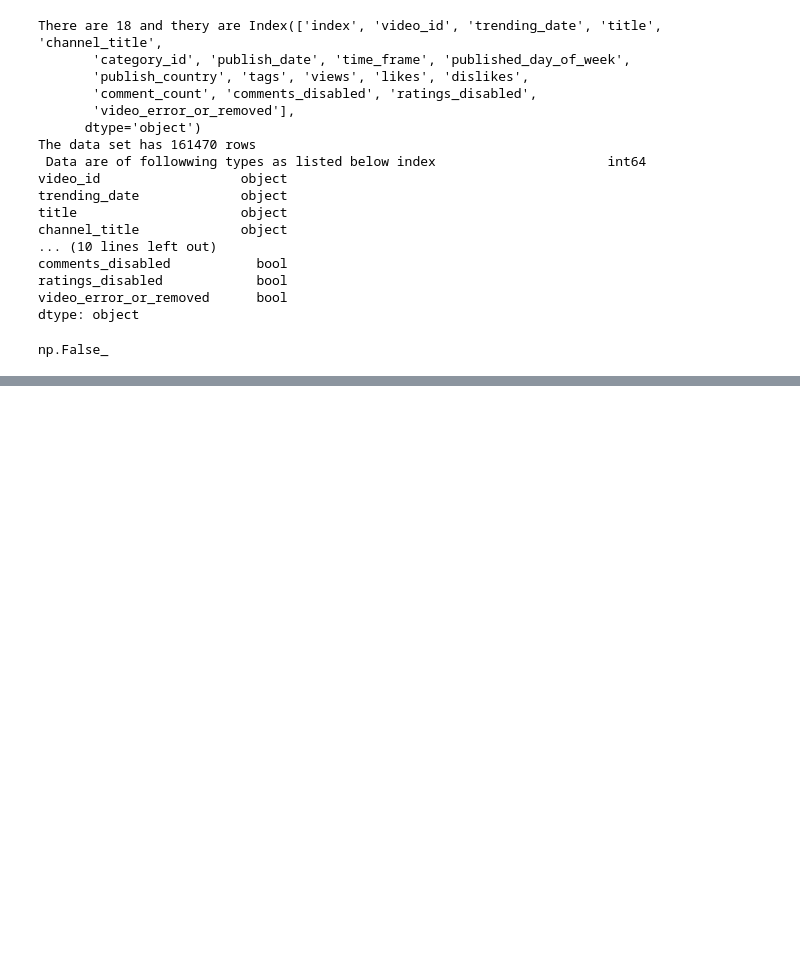
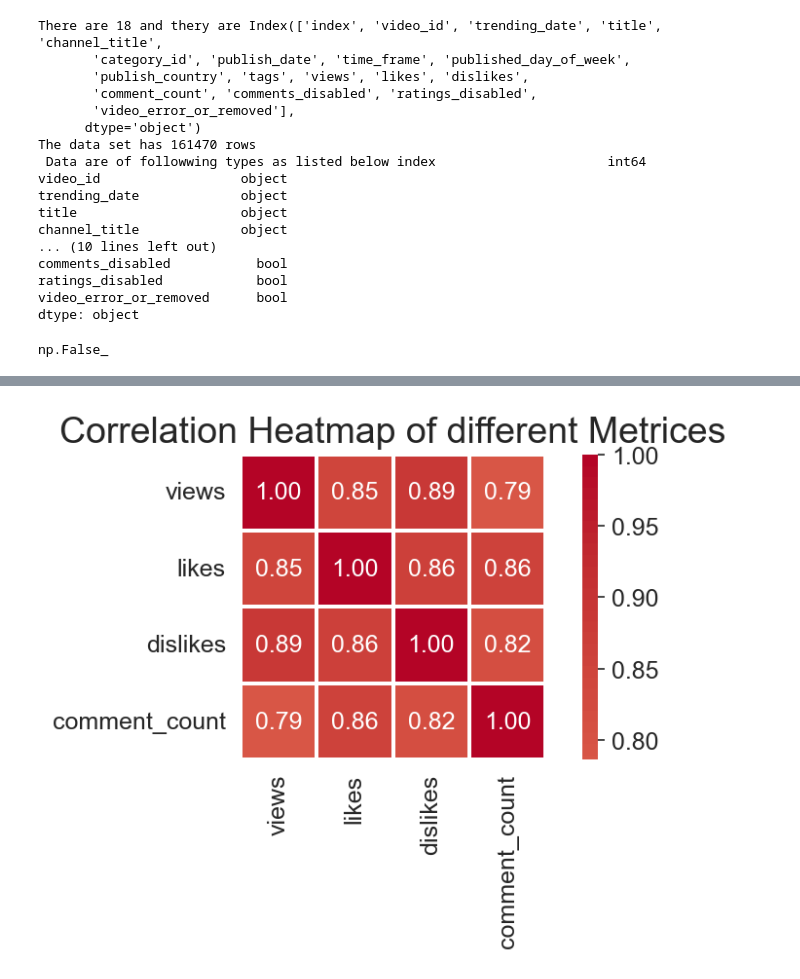
Before and after one commit to Aadarsh524/video-engagement-predictor, a Jupyter notebook: notebooks/01_eda.ipynb, the cells around one changed output, grey strips where cells are left out. Drawn from its saved outputs; the diff is of its cells as text; code cells hidden in the pictures; blank space fills up the shorter version.

```diff
--- a/notebooks/01_eda.ipynb
+++ b/notebooks/01_eda.ipynb
@@ -138,0 +257,13 @@ plt.show()
+# %%
+# Now we see the correlation between key metrices of the videos
+
+key_metrics = ['views', 'likes', 'dislikes', 'comment_count']
+correlation_mat = np.log10(df[key_metrics]+1).corr()
+
+plt.figure(figsize=(6,4))
+sns.heatmap(correlation_mat, annot=True,cmap='coolwarm', center=0, square=True, linewidths=1, fmt='.2f')
+plt.title('Correlation Heatmap of different Metrices')
+plt.tight_layout()
+plt.show()
+# %% [output]
+[figure, added]
```
Also changed, not shown: parts of 5 cells of this notebook.
